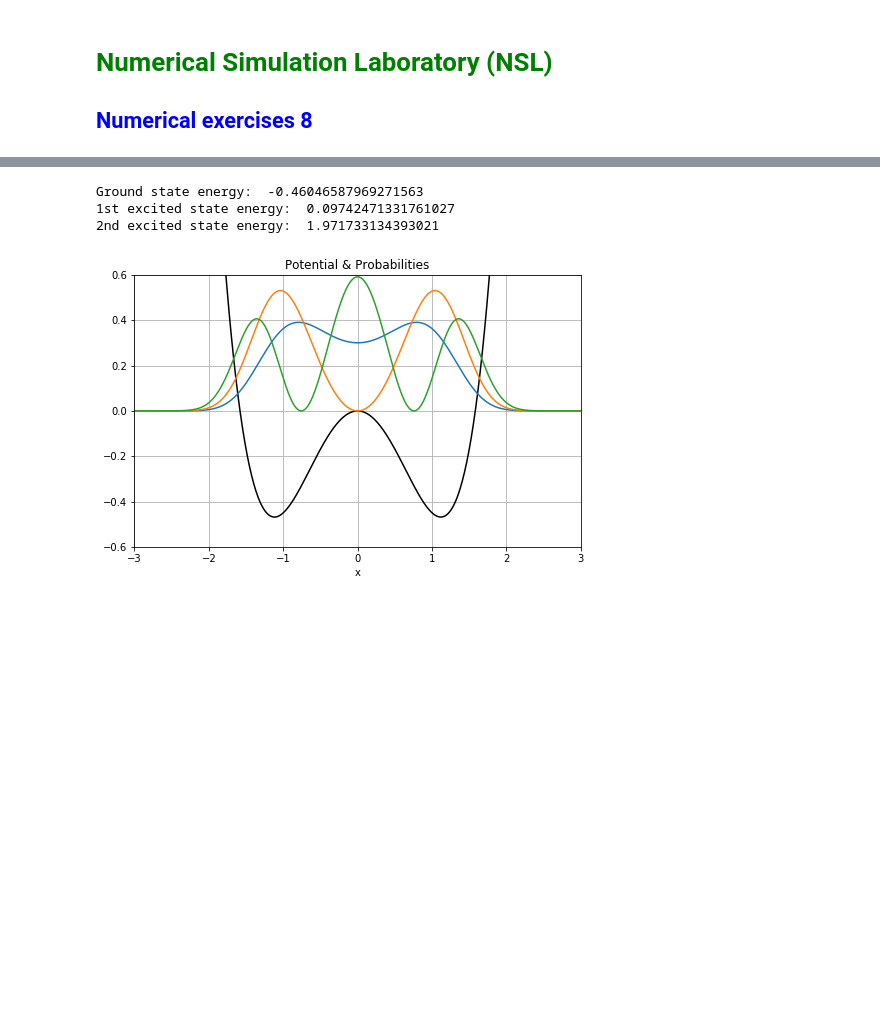
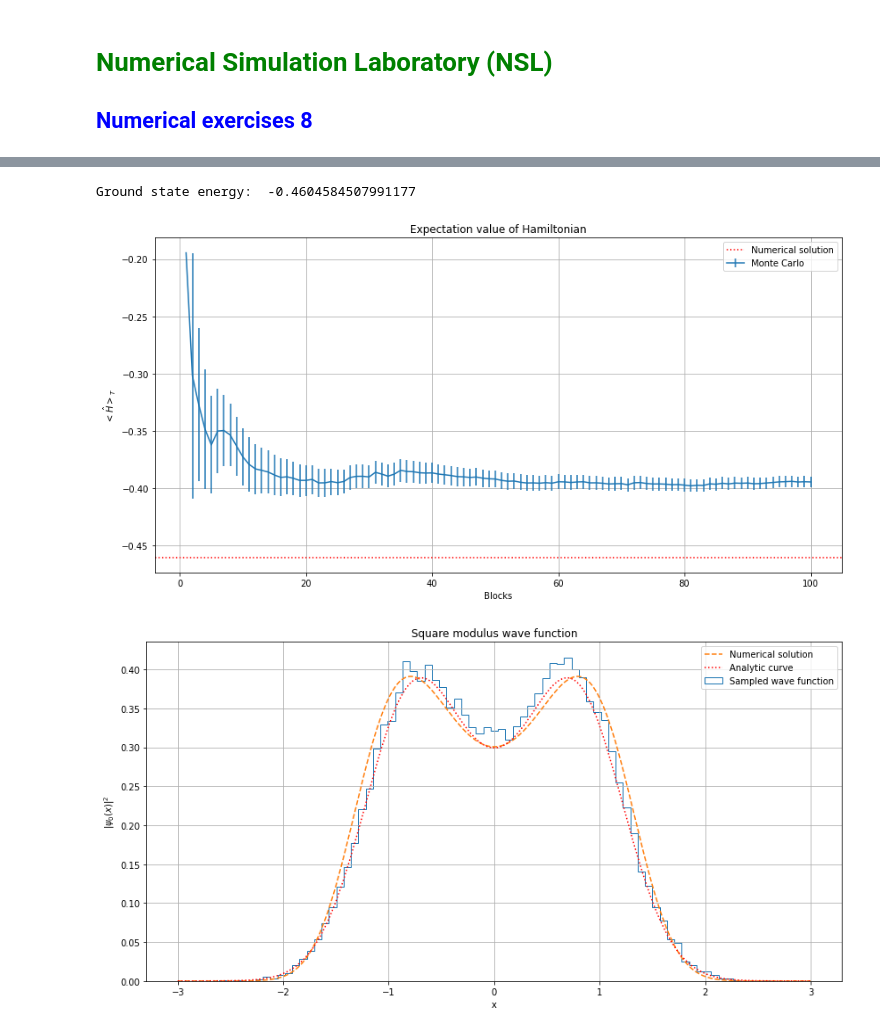
Before and after one commit to mattbona/numerical-simulation-laboratory, a Jupyter notebook: NSL-08/notebook/LSN_Exercises_08.ipynb, the cells around one changed output, grey strips where cells are left out. Saved outputs shown, nothing was run; the diff lists cells and outputs as text; code cells hidden in the pictures; blank space fills up the shorter version.

```diff
--- a/NSL-08/notebook/LSN_Exercises_08.ipynb
+++ b/NSL-08/notebook/LSN_Exercises_08.ipynb
@@ -152,14 +94,15 @@ To solve the time independent Schrodinger equation we therefore have to find eig
 # %%
-import numpy as np
-import matplotlib.pyplot as plt
-
 def Vpot(x):
     return (x**2 - 2.5)*x**2
     #return 0.5*x**2
 
+def PDF(x, mu, sigma):
+    wf=np.exp(-(x-mu)**2/(2.*sigma**2))+np.exp(-(x+mu)**2/(2.*sigma**2))
+    return wf*wf
+
 hbar = 1
 m = 1
-a = 10
+a = 6
 N = 1000 # number of iterations
 
 # Step sizes
@@ -185,24 +128,36 @@ psi = np.transpose(psi)
 psi = psi/np.sqrt(dx)
 
 print("Ground state energy: ", E[0])
-print("1st excited state energy: ", E[1])
-print("2nd excited state energy: ", E[2])
-
-# Plot a few things
-plt.figure(figsize=(8,5))
-scale = 0.3
-plt.plot(x, scale*V, color="Black", label="Potential") # plot the potential
-plt.plot(x,(psi[0])**2)
-plt.plot(x,(psi[1])**2)
-plt.plot(x,(psi[2])**2)
-plt.title("Potential & Probabilities")
-plt.xlabel("x")
-plt.grid(True)
-plt.xlim((-3,3))
-plt.ylim((-0.6,0.6))
-plt.show()
 # %% [output]
-Ground state energy:  -0.46046587969271563
-1st excited state energy:  0.09742471331761027
-2nd excited state energy:  1.971733134393021
+Ground state energy:  -0.4604584507991177
-[figure, removed]
+# %%
+plt.figure(1, figsize = (14, 7))
+
+x_H, y_H, yerr_H = np.loadtxt("../results/h_ave.dat", unpack = True)
+plt.title("Expectation value of Hamiltonian")
+plt.xlabel('Blocks')
+plt.ylabel('$< \hat H >_T$')
+plt.axhline(y=E[0], color='r', linestyle="dotted", label = "Numerical solution")
+plt.errorbar(x_H, y_H, yerr_H, label = "Monte Carlo")
+plt.grid(True)
+plt.legend()
+
+plt.figure(2, figsize = (14, 7))
+
+x_pos = np.loadtxt("../results/x_pos.dat")
+
+scale = 0.35
+#plt.plot(data_x, data_y, label="Sampled wave function")
+plt.hist(x_pos, 80, density=True, histtype='step', label="Sampled wave function")
+plt.plot(x,(psi[0])**2, label="Numerical solution", linestyle='dashed')
+plt.plot(x, scale*PDF(x, 0.791754, 0.637379), label="Analytic curve", color='r', linestyle="dotted")
+plt.title("Square modulus wave function")
+plt.xlabel("x")
+plt.ylabel(r"$|\psi_0(x)|^2$")
+plt.grid(True)
+plt.legend()
+
+plt.show()
+# %% [output]
+[figure, added]
+[figure, added]
```
Also changed, not shown: parts of 12 cells of this notebook, 1 other file.
